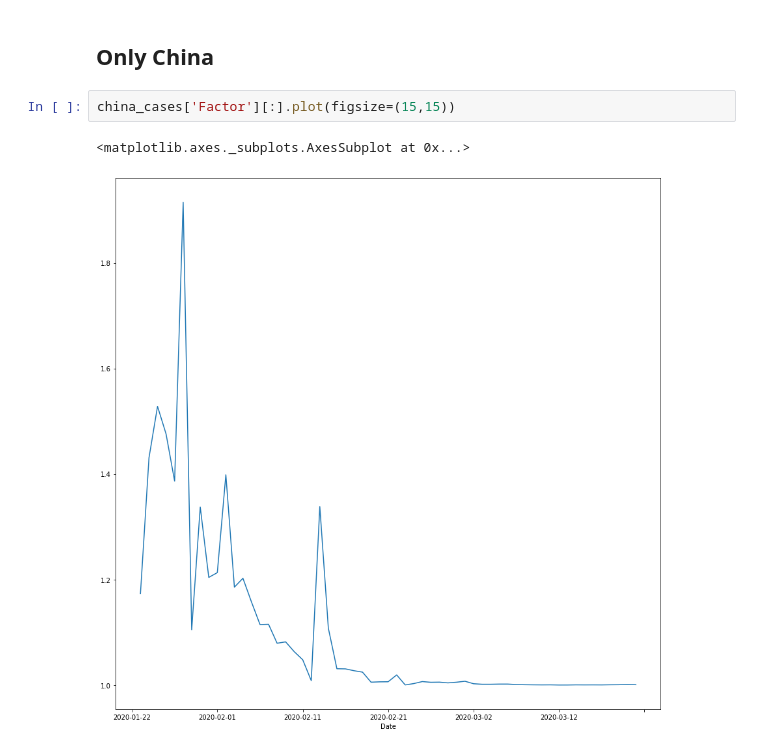
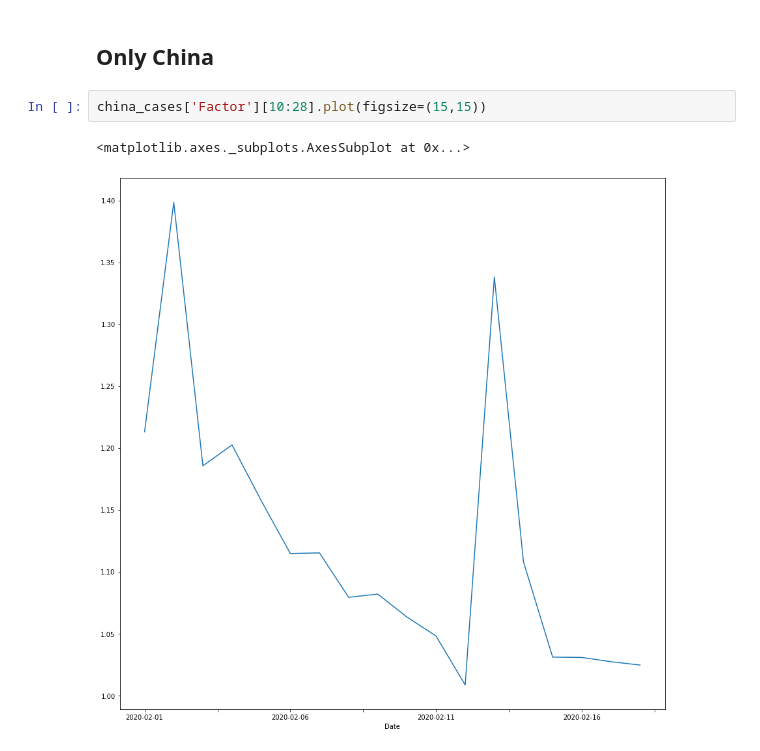
Before and after one commit to nopaixx/covid19, a Jupyter notebook: covid19.ipynb, the cells around one changed output. Saved outputs shown, nothing was run; the diff lists cells and outputs as text.

Commit message:
China

```diff
--- a/covid19.ipynb
+++ b/covid19.ipynb
@@ -212,7 +212,7 @@ See the caveats in the documentation: https://pandas.pydata.org/pandas-docs/stab
 # %% [markdown]
 ## Only China
 # %%
-china_cases['Factor'][:].plot(figsize=(15,15))
+china_cases['Factor'][10:28].plot(figsize=(15,15))
 # %% [output]
 <matplotlib.axes._subplots.AxesSubplot at 0x...>
-[figure, old version]
+[figure, new version]
```
Also changed, not shown: parts of 1 cell of this notebook.
